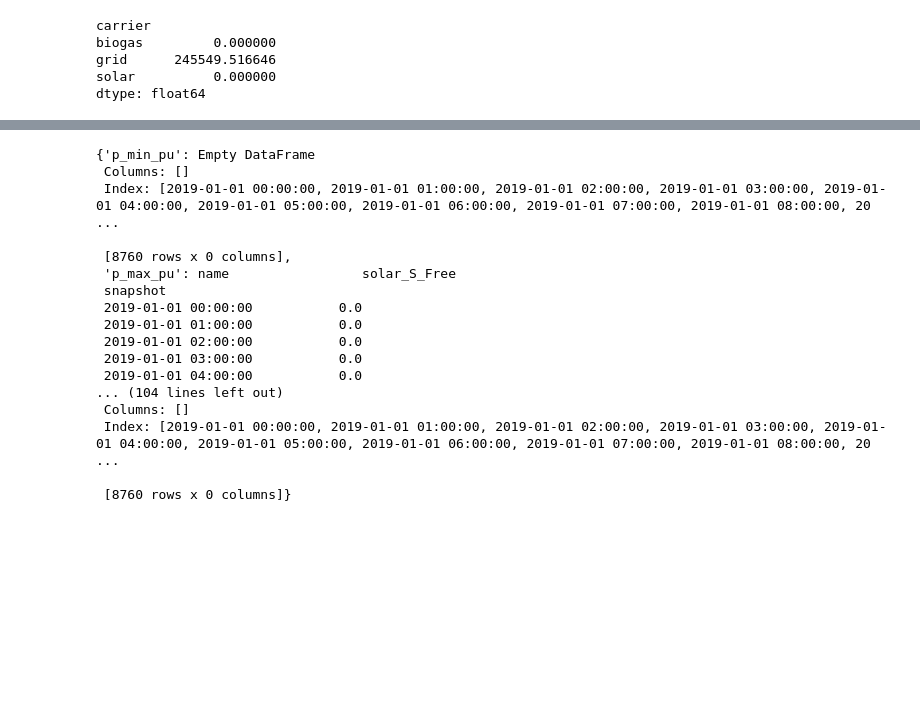
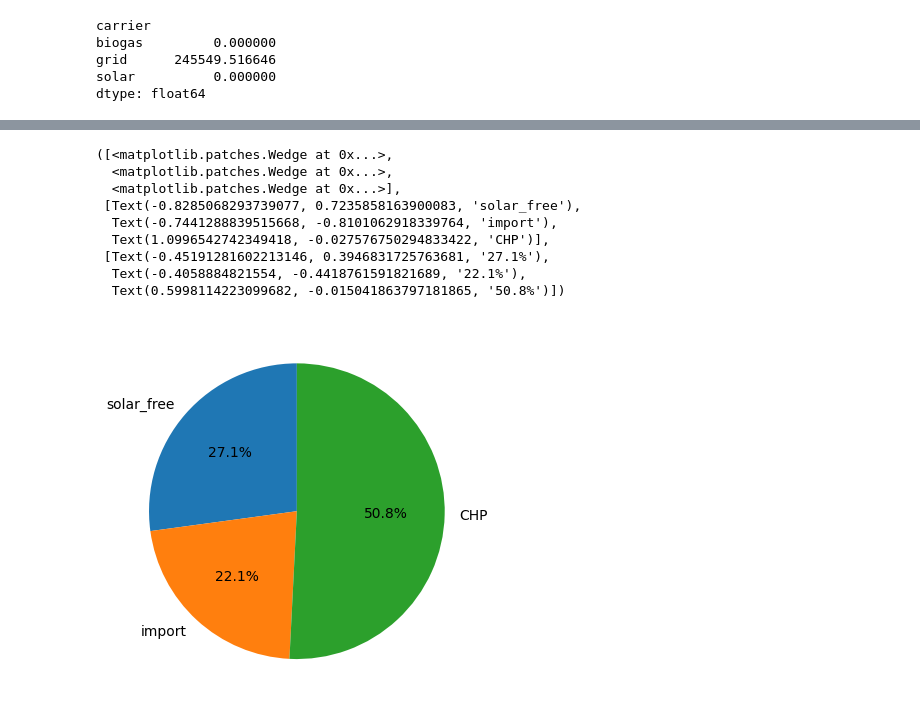
Before and after one commit to alexfias/AU-Viborg, a Jupyter notebook: model_setup.ipynb, the cells around one changed output, grey strips where cells are left out. Drawn from its saved outputs; the diff is of its cells as text; code cells hidden in the pictures; blank space fills up the shorter version.

```diff
--- a/model_setup.ipynb
+++ b/model_setup.ipynb
@@ -329,20 +417,25 @@ dtype: float64
 # %%
-n.generators_t.
+#plt.pie(n.generators_t.p.sum())
+tot_gen = pd.DataFrame()
+tot_gen.loc[0, "solar_free"] = max(n.generators_t.p["solar_S_Free"].sum() - n.generators_t.p["grid_export"].sum(), 0)
+tot_gen.loc[0, "import"] = float(n.generators_t.p["grid_import"].sum())
+#tot_gen.loc[0, "export"] = float(n.generators_t.p["grid_export"].sum())
+tot_gen.loc[0, "CHP"] = float(-n.links_t.p1.sum().sum() + (n.generators_t.p["solar_S_Free"].sum() - n.generators_t.p["grid_export"].sum()))
+tot_gen
+plt.pie(
+    tot_gen.iloc[0],
+    labels=tot_gen.iloc[0].index,   # column names as labels
+    autopct="%1.1f%%",     # show percentages
+    startangle=90
+)
 # %% [output]
-{'p_min_pu': Empty DataFrame
- Columns: []
- Index: [2019-01-01 00:00:00, 2019-01-01 01:00:00, 2019-01-01 02:00:00, 2019-01-01 03:00:00, 2019-01-01 04:00:00, 2019-01-01 05:00:00, 2019-01-01 06:00:00, 2019-01-01 07:00:00, 2019-01-01 08:00:00, 20 ...
-
- [8760 rows x 0 columns],
- 'p_max_pu': name                 solar_S_Free
- snapshot
- 2019-01-01 00:00:00           0.0
- 2019-01-01 01:00:00           0.0
- 2019-01-01 02:00:00           0.0
- 2019-01-01 03:00:00           0.0
- 2019-01-01 04:00:00           0.0
-... (104 lines left out)
- Columns: []
- Index: [2019-01-01 00:00:00, 2019-01-01 01:00:00, 2019-01-01 02:00:00, 2019-01-01 03:00:00, 2019-01-01 04:00:00, 2019-01-01 05:00:00, 2019-01-01 06:00:00, 2019-01-01 07:00:00, 2019-01-01 08:00:00, 20 ...
-
- [8760 rows x 0 columns]}
+([<matplotlib.patches.Wedge at 0x...>,
+  <matplotlib.patches.Wedge at 0x...>,
+  <matplotlib.patches.Wedge at 0x...>],
+ [Text(-0.8285068293739077, 0.7235858163900083, 'solar_free'),
+  Text(-0.7441288839515668, -0.8101062918339764, 'import'),
+  Text(1.0996542742349418, -0.027576750294833422, 'CHP')],
+ [Text(-0.45191281602213146, 0.3946831725763681, '27.1%'),
+  Text(-0.4058884821554, -0.4418761591821689, '22.1%'),
+  Text(0.5998114223099682, -0.015041863797181865, '50.8%')])
+[figure, added]
```
Also changed, not shown: parts of 13 cells of this notebook, 1 other file.
